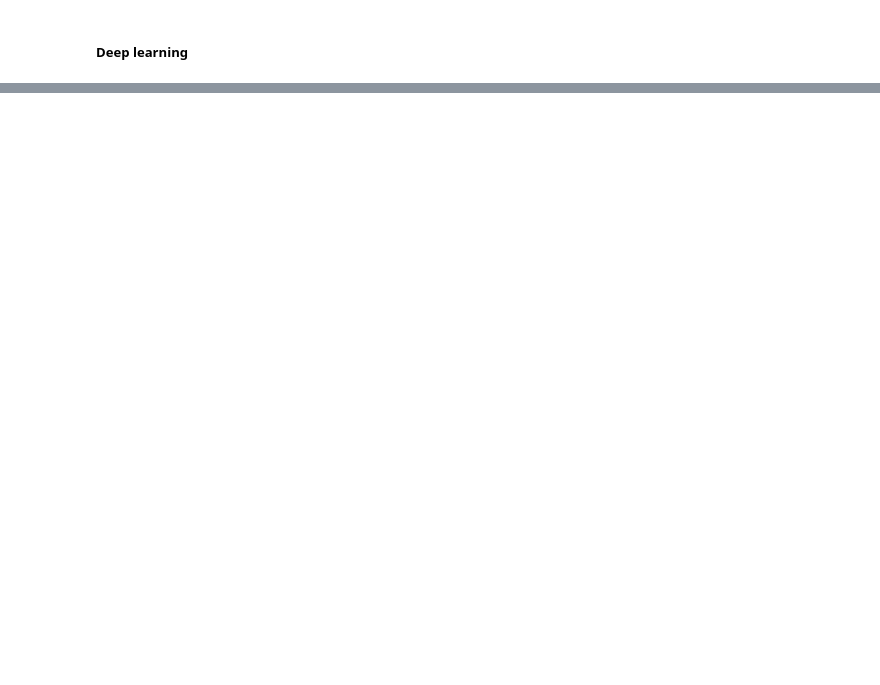
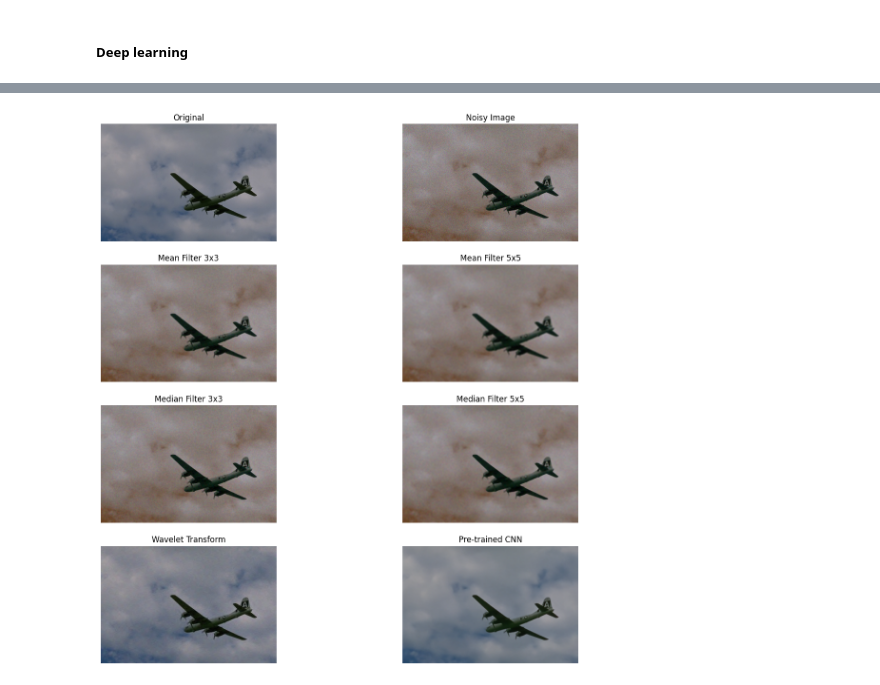
Before and after one commit to JaiswalFelipe/ITNPAI1_Assignment, a Jupyter notebook: ImageDenoising.ipynb, the cells around one changed output, grey strips where cells are left out. Saved outputs shown, nothing was run; the diff lists cells and outputs as text; code cells hidden in the pictures; blank space fills up the shorter version.

```diff
--- a/ImageDenoising.ipynb
+++ b/ImageDenoising.ipynb
@@ -386,0 +446,82 @@ MSE: 85.4662340269817, SSIM 0.9226789718600122
+# %%
+# Evaluate and plot
+
+# Loading an original img and a noisy image, remember to match the imgs correctly
+origninal_img = cv2.imread("/content/drive/MyDrive/Colab Notebooks/University Of Stirling/Deep Learning for  Vision & NLP: ITNPAI1/ITNPAI1_Assignment/Task-A-Dataset-denoising/original/0000.png")
+noisy_img = cv2.imread("/content/drive/MyDrive/Colab Notebooks/University Of Stirling/Deep Learning for  Vision & NLP: ITNPAI1/ITNPAI1_Assignment/Task-A-Dataset-denoising/noisy10/0000.png")
+
+# Empty, ready for demo
+#noisy_img = cv2.imread("")
+
+# NOTE: Run functions first to selected sample folders
+
+#__________________________________________________
+# Call "evaluate" function to compare sample images
+
+# Mean filter 3x3
+mean3x3_result = evaluate(origninal_img, mean_filtered10_3x3[0])
+print("Mean filter 3x3 ==> MSE: {}, SSIM {}".format(mean3x3_result[0], mean3x3_result[1]))
+# Mean filter 5x5
+mean5x5_result = evaluate(origninal_img, mean_filtered10_5x5[0])
+print("Mean filter 5x5 ==> MSE: {}, SSIM {}".format(mean5x5_result[0], mean5x5_result[1]))
+
+# Median filter 3x3
+median3x3_result = evaluate(origninal_img, median_filter10_3x3[0])
+print("Median filter 3x3 ==> MSE: {}, SSIM {}".format(median3x3_result[0], median3x3_result[1]))
+# Median filter 5x5
+median5x5_result = evaluate(origninal_img, median_filter10_5x5[0])
+print("Median filter 5x5 ==> MSE: {}, SSIM {}".format(median5x5_result[0], median5x5_result[1]))
+
+# Wavelet Transform
+wt_result = evaluate(origninal_img, wavelet_transform10[0])
+print("Wavelet transform ==> MSE: {}, SSIM {}".format(wt_result[0], wt_result[1]))
+
+# Pre-trained CNN
+cnn_result = evaluate(origninal_img, deep_denoised10[0])
+print("Pre-trained CNN ==> MSE: {}, SSIM {}".format(cnn_result[0], cnn_result[1]))
+
+#__________________________________________________
+# Plot
+f, axarr = plt.subplots(4,2)
+
+# Original
+axarr[0, 0].axis("off")
+axarr[0, 0].title.set_text('Original')
+#axarr[0, 0].imshow(origninal_img)
+axarr[0, 0].imshow(cv2.cvtColor(origninal_img, cv2.COLOR_BGR2RGB))
+
+# Noisy
+axarr[0, 1].axis("off")
+axarr[0, 1].title.set_text('Noisy Image')
+axarr[0, 1].imshow(noisy_img)
+
+# Mean Filter 3x3
+axarr[1, 0].axis("off")
+axarr[1, 0].title.set_text('Mean Filter 3x3')
+axarr[1, 0].imshow(mean_filtered10_3x3[0])
+
+# Mean Filter 5x5
+axarr[1, 1].axis("off")
+axarr[1, 1].title.set_text('Mean Filter 5x5')
+axarr[1, 1].imshow(mean_filtered10_5x5[0])
+
+# Median Filter 3x3
+axarr[2, 0].axis("off")
+axarr[2, 0].title.set_text('Median Filter 3x3')
+axarr[2, 0].imshow(median_filter10_3x3[0])
+
+# Median Filter 5x5
+axarr[2, 1].axis("off")
+axarr[2, 1].title.set_text('Median Filter 5x5')
+axarr[2, 1].imshow(median_filter10_5x5[0])
+
+# Wavelet Transform
+axarr[3, 0].axis("off")
+axarr[3, 0].title.set_text('Wavelet Transform')
+axarr[3, 0].imshow(wavelet_transform10[0])
+
+# Pre-trained CNN
+axarr[3, 1].axis("off")
+axarr[3, 1].title.set_text('Pre-trained CNN')
+axarr[3, 1].imshow(deep_denoised10[0])
+# %% [output]
@@ -386,0 +536 @@ MSE: 85.4662340269817, SSIM 0.9226789718600122
+[figure, added]
```
Also changed, not shown: parts of 19 cells of this notebook.
